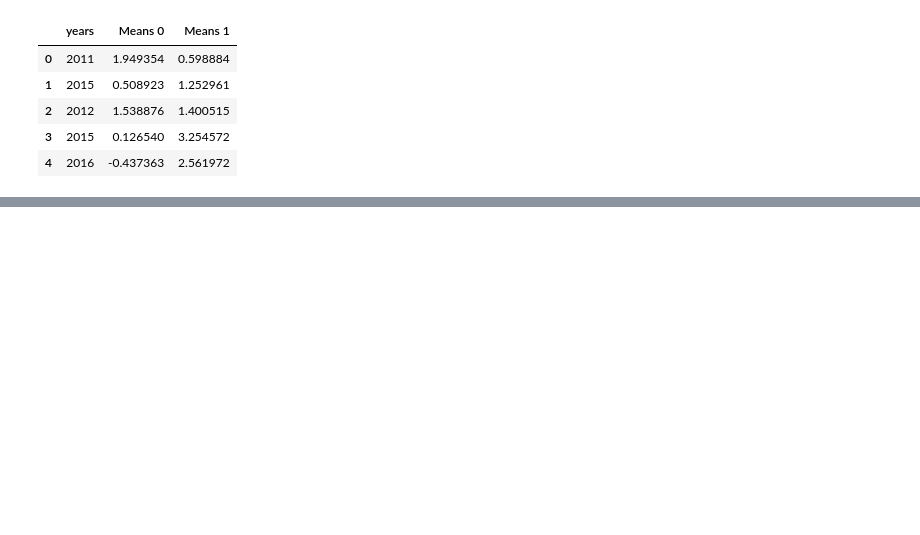
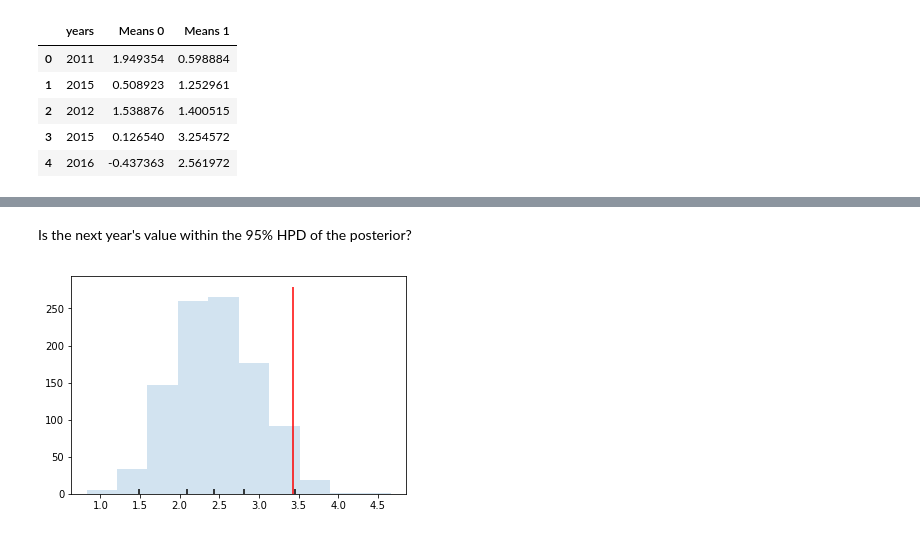
Before and after one commit to ericmjl/autoencoders, a Jupyter notebook: gaussian-process-regression.ipynb, the cells around one changed output, grey strips where cells are left out. Cells and saved outputs as stored; diff of their text form; code cells hidden in the pictures; blank space fills up the shorter version.

```diff
--- a/gaussian-process-regression.ipynb
+++ b/gaussian-process-regression.ipynb
@@ -84,0 +124,14 @@ ValueError: Array 'mean' must be a vector of length 17.
+# %% [markdown]
+Is the next year's value within the 95% HPD of the posterior?
+# %%
+# Q: is the next year within the 95% HPD of posterior?
+plt.hist(gp_samples[:, 17], alpha=0.2)  # 18 is the next timepoint
+
+ax = plt.gca()
+ylow, yhigh = ax.get_ylim()
+plt.vlines(x=df.groupby('years').mean()['Means 1'].values[-1], ymin=0, ymax=yhigh, color='red')
+percs = np.percentile(gp_samples[:,17], [2.5, 25, 50, 75, 97.5])
+for p in percs:
+    plt.vlines(x=p, ymin=0, ymax=yhigh * 0.025)
+# %% [output]
+[figure, added]
```
Also changed, not shown: parts of 15 cells of this notebook, 2 other files.
